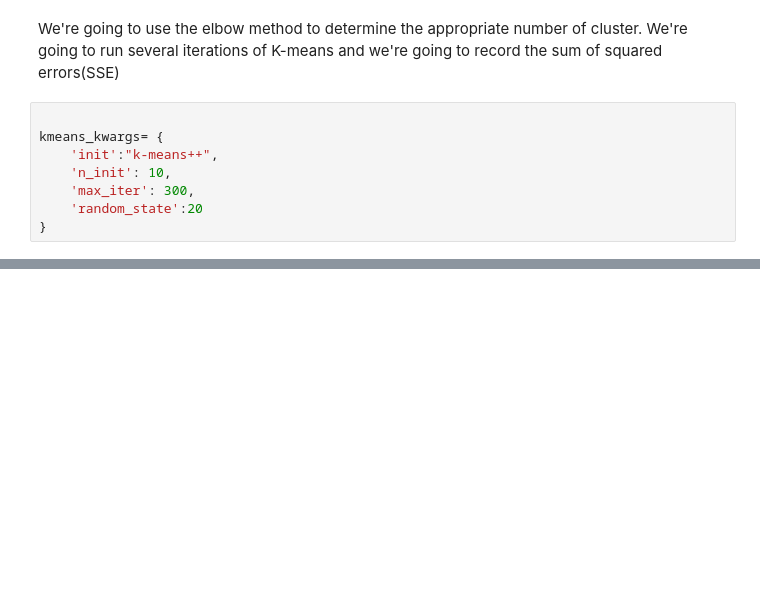
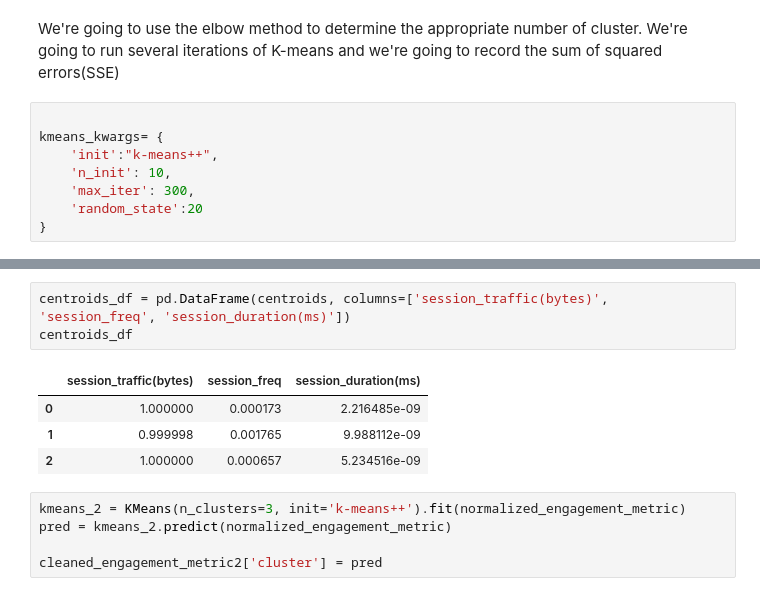
Before and after one commit to Nathnael12/Telecom_data_analysis, a Jupyter notebook: notebooks/UserEngagementAnalysis.ipynb, the cells around one changed output, grey strips where cells are left out. Drawn from its saved outputs; the diff is of its cells as text; blank space fills up the shorter version.

```diff
--- a/notebooks/UserEngagementAnalysis.ipynb
+++ b/notebooks/UserEngagementAnalysis.ipynb
@@ -597,0 +627,13 @@ kl.elbow
+# %%
+centroids_df = pd.DataFrame(centroids, columns=['session_traffic(bytes)', 'session_freq', 'session_duration(ms)'])
+centroids_df
+# %% [output]
+|  | session_traffic(bytes) | session_freq | session_duration(ms) |
+| 0 | 1.000000 | 0.000173 | 2.216485e-09 |
+| 1 | 0.999998 | 0.001765 | 9.988112e-09 |
+| 2 | 1.000000 | 0.000657 | 5.234516e-09 |
+# %%
+kmeans_2 = KMeans(n_clusters=3, init='k-means++').fit(normalized_engagement_metric)
+pred = kmeans_2.predict(normalized_engagement_metric)
+
+cleaned_engagement_metric2['cluster'] = pred
```
Also changed, not shown: parts of 6 cells of this notebook, 2 other files.
